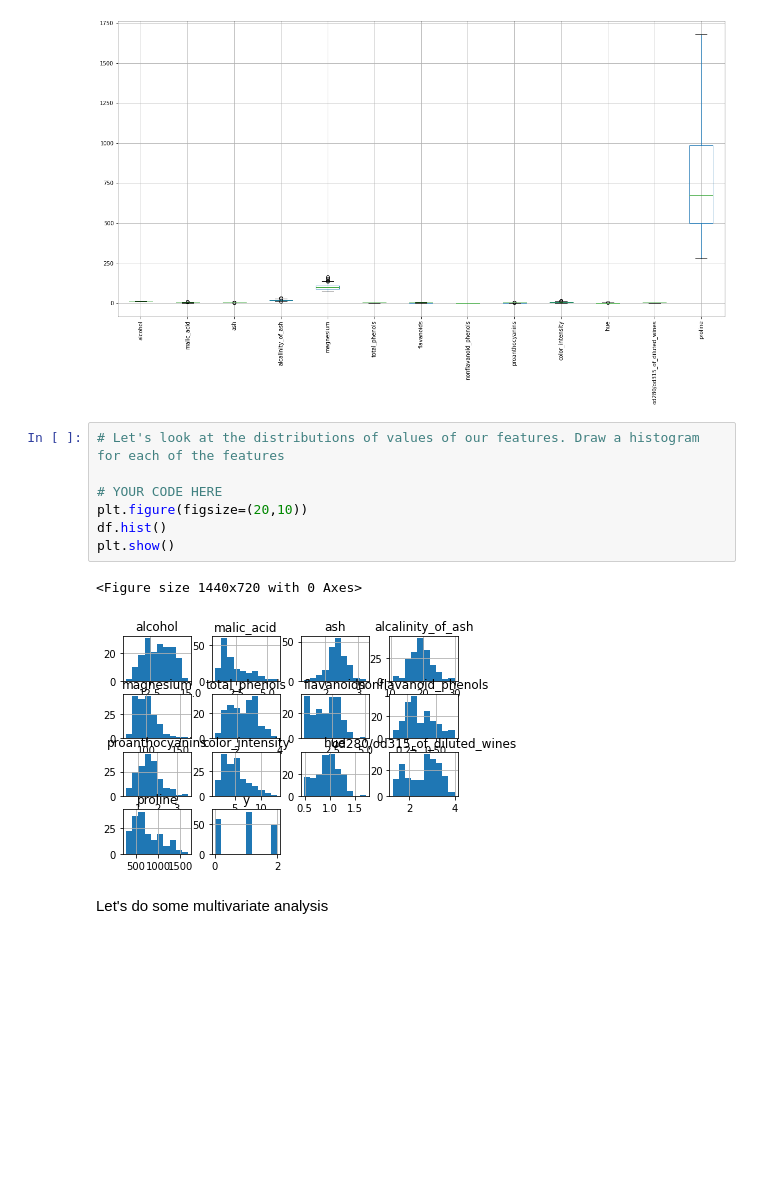
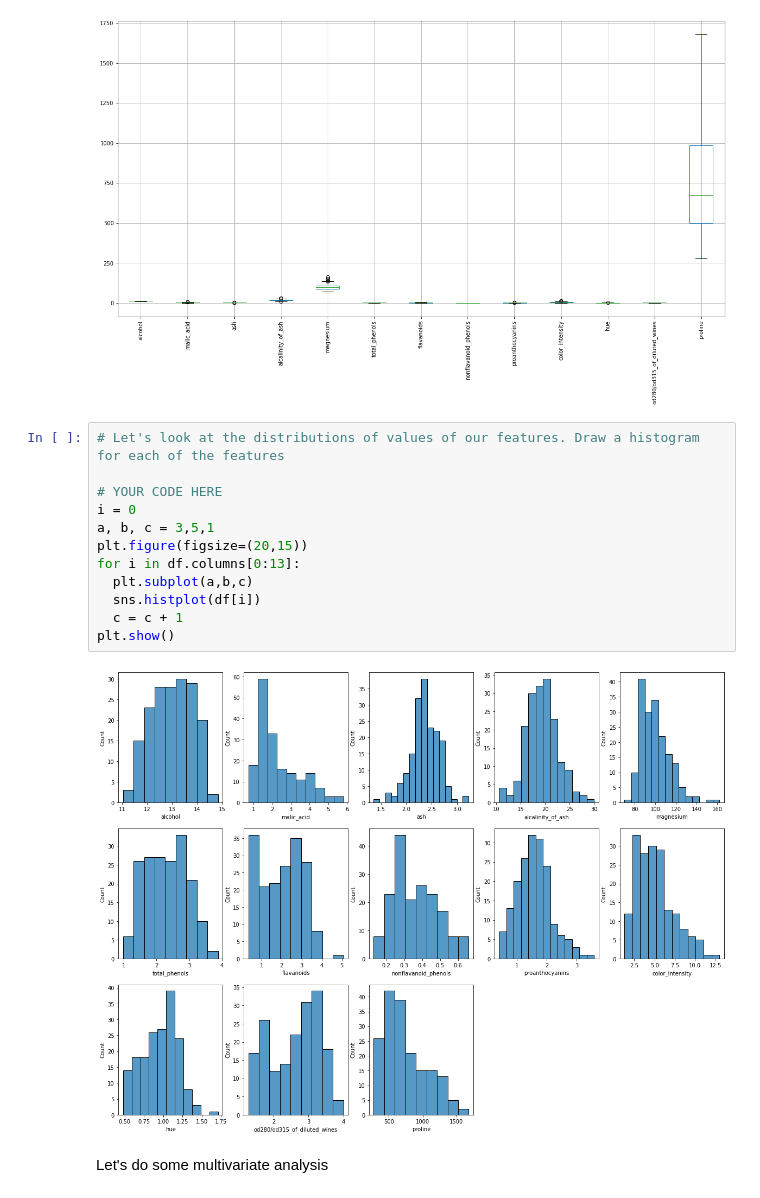
Before and after one commit to darshan16011989/CE888, a Jupyter notebook: Lab5_exploration.ipynb, the cells around one changed output. Saved outputs shown, nothing was run; the diff lists cells and outputs as text; blank space fills up the shorter version.

```diff
--- a/Lab5_exploration.ipynb
+++ b/Lab5_exploration.ipynb
@@ -93,13 +84,17 @@ plt.show()
 # %%
 # Let's look at the distributions of values of our features. Draw a histogram for each of the features
 
 # YOUR CODE HERE
-plt.figure(figsize=(20,10))
-df.hist()
+i = 0
+a, b, c = 3,5,1
+plt.figure(figsize=(20,15))
+for i in df.columns[0:13]:
+  plt.subplot(a,b,c)
+  sns.histplot(df[i])
+  c = c + 1
 plt.show()
 # %% [output]
-<Figure size 1440x720 with 0 Axes>
-[figure, old version]
+[figure, new version]
 # %% [markdown]
 Let's do some multivariate analysis
 # %%
```
Also changed, not shown: parts of 10 cells of this notebook.
